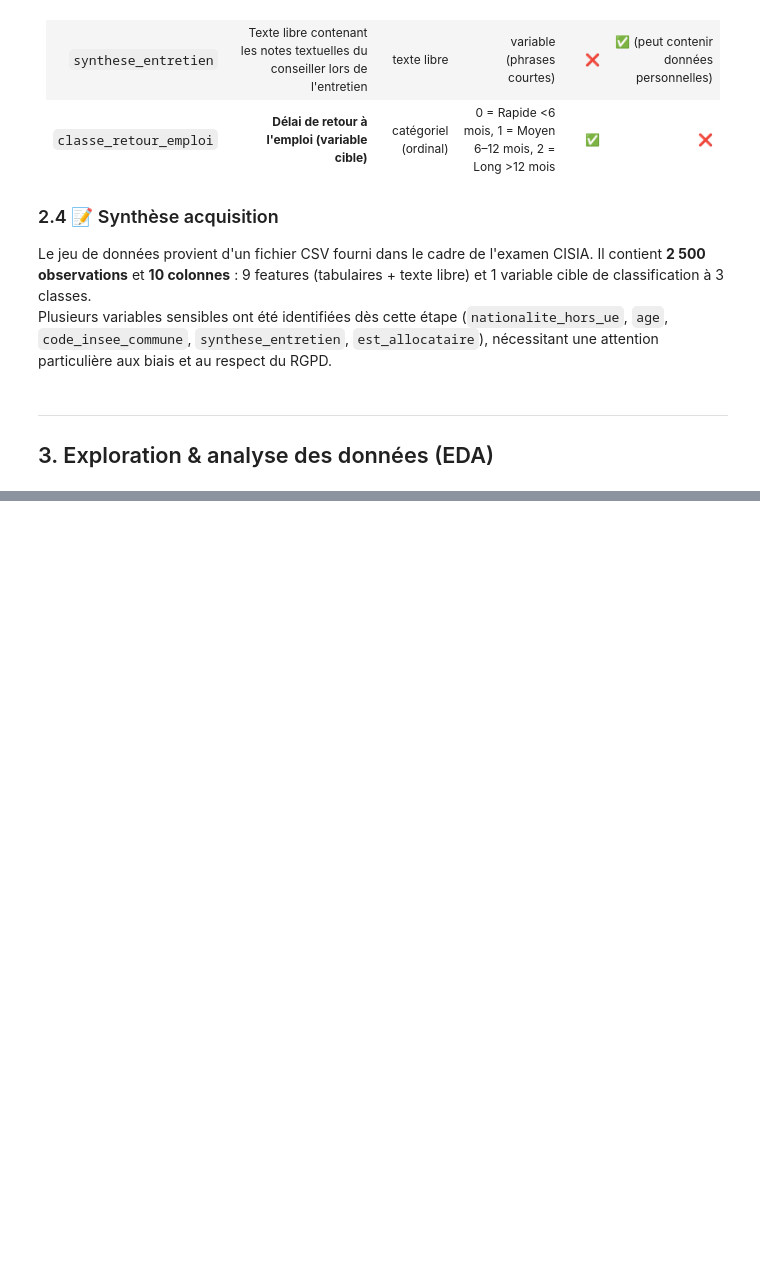
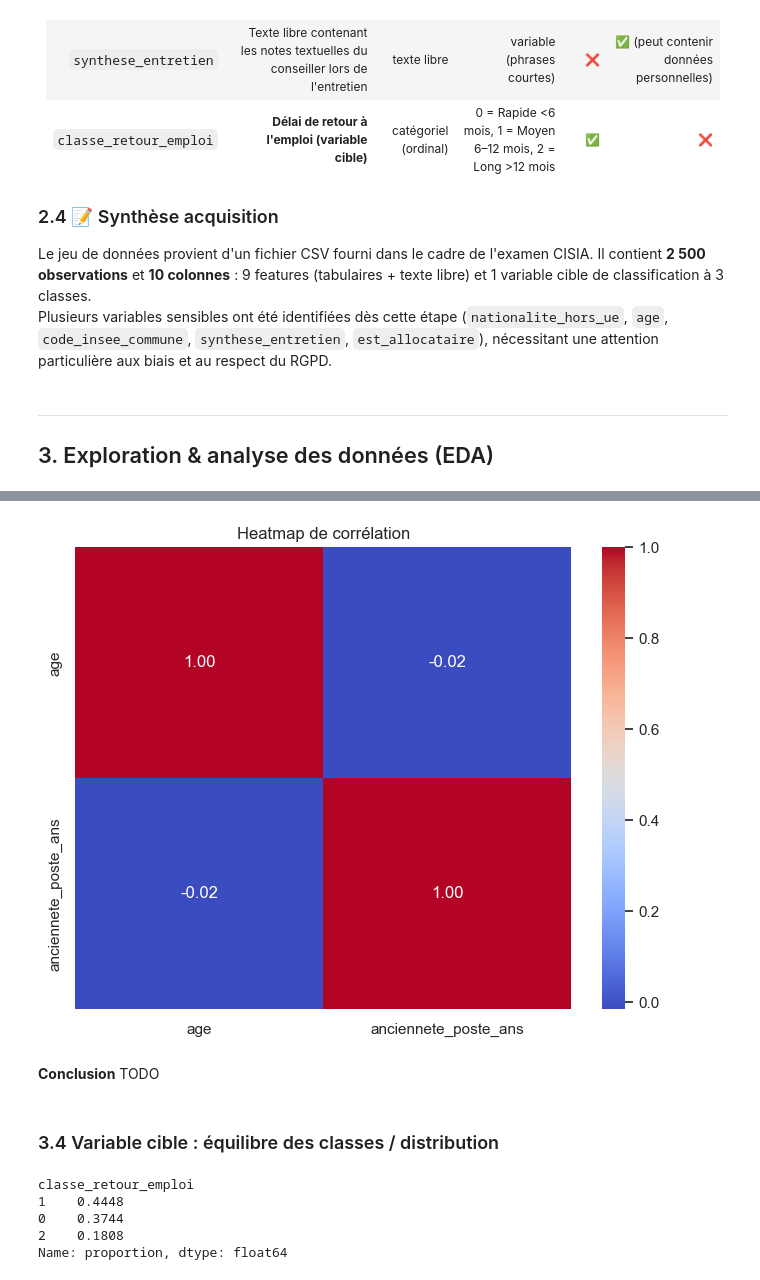
Before and after one commit to rbatos/Cas_usage_certif, a Jupyter notebook: notebooks/matrice-notebook-romain.ipynb, the cells around one changed output, grey strips where cells are left out. Cells and saved outputs as stored; diff of their text form; code cells hidden in the pictures; blank space fills up the shorter version.

```diff
--- a/notebooks/matrice-notebook-romain.ipynb
+++ b/notebooks/matrice-notebook-romain.ipynb
@@ -182,0 +349,23 @@ Plusieurs variables sensibles ont été identifiées dès cette étape (`nationa
+# %%
+# Relations entre variables numériques
+# Heatmap de corrélation
+corr = df[["age", "anciennete_poste_ans"]].corr()
+plt.figure(figsize=(8, 6))
+sns.heatmap(corr, annot=True, cmap="coolwarm", fmt=".2f")
+plt.title("Heatmap de corrélation")
+plt.show()
+# %% [output]
+[figure, added]
+# %% [markdown]
+**Conclusion**
+TODO
+# %% [markdown]
+### 3.4 Variable cible : équilibre des classes / distribution
+# %%
+df["classe_retour_emploi"].value_counts(normalize=True)
+# %% [output]
+classe_retour_emploi
+1    0.4448
+0    0.3744
+2    0.1808
+Name: proportion, dtype: float64
```
Also changed, not shown: parts of 14 cells of this notebook, 1 other file.
